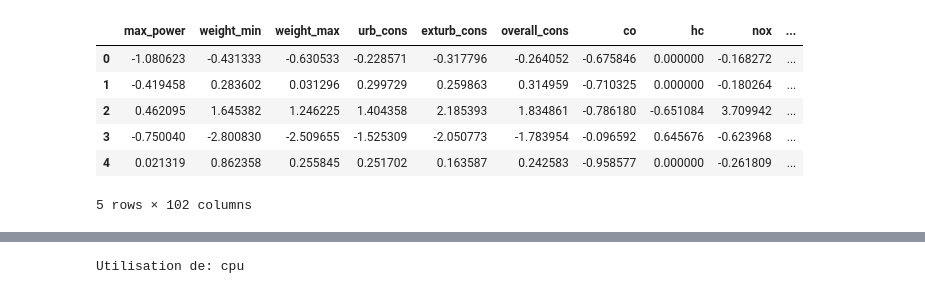
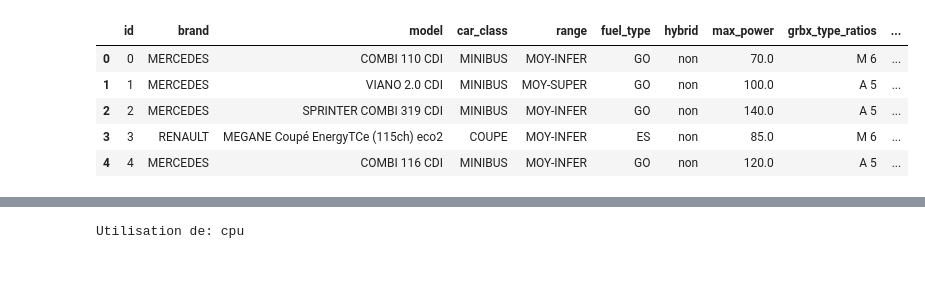
Before and after one commit to LucSAMAIN/4IF_ML_TP1, a Jupyter notebook: neuronnes.ipynb, the cells around one changed output, grey strips where cells are left out. Cells and saved outputs as stored; diff of their text form; code cells hidden in the pictures.

```diff
--- a/neuronnes.ipynb
+++ b/neuronnes.ipynb
@@ -23,20 +57,4 @@ from torch.utils.data import Dataset, DataLoader
 # %%
-# Chargement des données
-train_df = pd.read_csv('train.csv')
-test_df = pd.read_csv('test.csv')
-
-# Remove model:
-train_df.drop('model', axis=1, inplace=True)
-test_df.drop('model', axis=1, inplace=True)
-
-# Sélection des features
-numeric_features = ['max_power', 'weight_min', 'weight_max', 'urb_cons',
-                    'exturb_cons', 'overall_cons', 'co', 'hc', 'nox', 'hcnox', 'ptcl']
-categorical_features = ['brand', 'car_class', 'fuel_type', 'hybrid', 'grbx_type_ratios', 'range']
-
-# Créer une copie pour éviter de modifier les données originales
-X_train = train_df.copy()
-X_test = test_df.copy()
 
 
 # 1. Gestion des valeurs manquantes et standardisation des variables numériques
@@ -51,10 +69,10 @@ for col in numeric_features:
     X_train[col] = (X_train[col] - mean_value) / std_value
     X_test[col] = (X_test[col] - mean_value) / std_value
 
-# Standardisation de co2 et création de y_train
-# mean_value = X_train['co2'].mean()
-# std_value = X_train['co2'].std()
-# X_train['co2'] = (X_train['co2'] - mean_value) / std_value
+#Standardisation de co2 et création de y_train
+co2_mean = X_train['co2'].mean()
+co2_std = X_train['co2'].std()
+X_train['co2'] = (X_train['co2'] - co2_mean) / co2_std
 y_train = X_train.pop('co2')
 
 
@@ -102,9 +120,42 @@ X_test = pd.concat([X_test_numeric, encoded_test_df], axis=1)
 print(f"Forme des données d'entraînement finales: {X_train.shape}")
 print(f"Forme des données de test finales: {X_test.shape}")
 
-X_train = X_train.drop('id', axis=1)
-X_test = X_test.drop('id', axis=1)
+print(X_train.info())
+train_df.head()
 
-print(X_train.info())
-X_train.head()
+
+# 2. Encodage des variables catégoriques avec LabelEncoder au lieu de OneHotEncoder
+
+# # Initialisation des LabelEncoders pour chaque feature catégorique
+# label_encoders = {}
+# for feature in categorical_features:
+#     label_encoders[feature] = LabelEncoder()
+
+#     # Fit sur les données d'entraînement uniquement
+#     X_train[feature] = label_encoders[feature].fit_transform(X_train[feature].fillna('unknown'))
+
+#     # Transformation des données de test
+#     # Gérer les catégories inconnues dans l'ensemble de test
+#     X_test[feature] = X_test[feature].fillna('unknown')
+#     # Pour gérer les valeurs dans X_test qui n'existent pas dans X_train
+#     for val in np.unique(X_test[feature]):
+#         if val not in label_encoders[feature].classes_:
+#             # Ajouter cette classe à l'encodeur
+#             label_encoders[feature].classes_ = np.append(label_encoders[feature].classes_, val)
+
+#     X_test[feature] = label_encoders[feature].transform(X_test[feature])
+
+# # Assurez-vous que toutes les colonnes sont numériques
+# X_train = X_train.astype(float)
+# X_test = X_test.astype(float)
+
+# # Vérification du résultat
+# print(f"Forme des données d'entraînement finales: {X_train.shape}")
+# print(f"Forme des données de test finales: {X_test.shape}")
+
+# X_train = X_train.drop('id', axis=1)
+# X_test = X_test.drop('id', axis=1)
+
+# print(X_train.info())
+# X_train.head()
 # %% [output]
@@ -116,10 +167,9 @@ Columns: 102 entries, max_power to range_SUPERIEURE
 dtypes: float64(102)
 memory usage: 32.1 MB
 None
-|  | max_power | weight_min | weight_max | urb_cons | exturb_cons | overall_cons | co | hc | nox | ... |
-| 0 | -1.080623 | -0.431333 | -0.630533 | -0.228571 | -0.317796 | -0.264052 | -0.675846 | 0.000000 | -0.168272 | ... |
-| 1 | -0.419458 | 0.283602 | 0.031296 | 0.299729 | 0.259863 | 0.314959 | -0.710325 | 0.000000 | -0.180264 | ... |
-| 2 | 0.462095 | 1.645382 | 1.246225 | 1.404358 | 2.185393 | 1.834861 | -0.786180 | -0.651084 | 3.709942 | ... |
-| 3 | -0.750040 | -2.800830 | -2.509655 | -1.525309 | -2.050773 | -1.783954 | -0.096592 | 0.645676 | -0.623968 | ... |
-| 4 | 0.021319 | 0.862358 | 0.255845 | 0.251702 | 0.163587 | 0.242583 | -0.958577 | 0.000000 | -0.261809 | ... |
+|  | id | brand | model | car_class | range | fuel_type | hybrid | max_power | grbx_type_ratios | ... |
+| 0 | 0 | MERCEDES | COMBI 110 CDI | MINIBUS | MOY-INFER | GO | non | 70.0 | M 6 | ... |
+| 1 | 1 | MERCEDES | VIANO 2.0 CDI | MINIBUS | MOY-SUPER | GO | non | 100.0 | A 5 | ... |
+| 2 | 2 | MERCEDES | SPRINTER COMBI 319 CDI | MINIBUS | MOY-INFER | GO | non | 140.0 | A 5 | ... |
+| 3 | 3 | RENAULT | MEGANE Coupé EnergyTCe (115ch) eco2 | COUPE | MOY-INFER | ES | non | 85.0 | M 6 | ... |
+| 4 | 4 | MERCEDES | COMBI 116 CDI | MINIBUS | MOY-INFER | GO | non | 120.0 | A 5 | ... |
-5 rows × 102 columns
```
Also changed, not shown: parts of 9 cells of this notebook, 9 other files.
